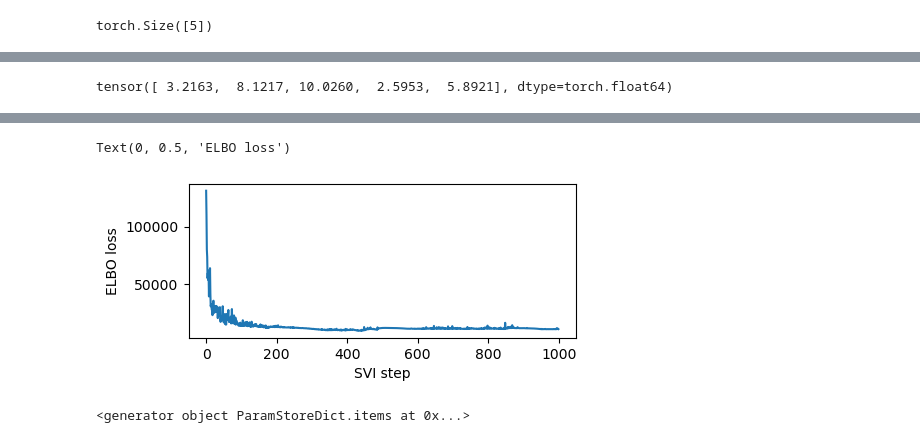
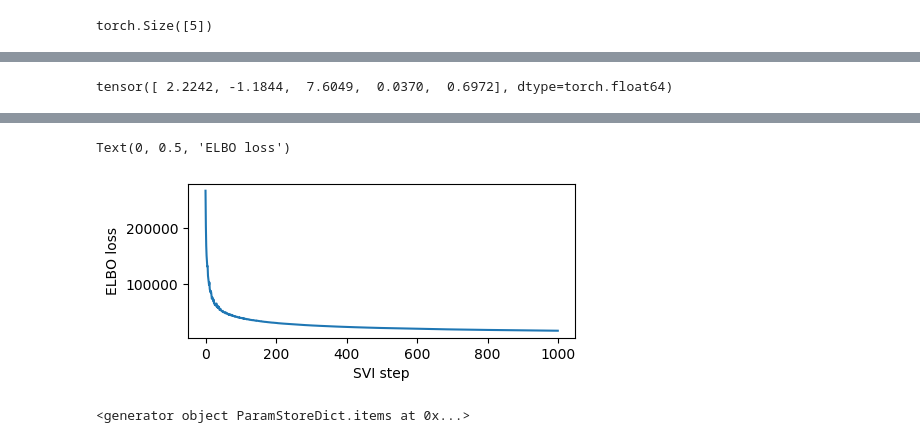
Before and after one commit to kmana1995/BayesianModeling, a Jupyter notebook: ProjectCode.ipynb, the cells around one changed output, grey strips where cells are left out. Saved outputs shown, nothing was run; the diff lists cells and outputs as text; code cells hidden in the pictures.

```diff
--- a/ProjectCode.ipynb
+++ b/ProjectCode.ipynb
@@ -38,7 +37,7 @@ data = torch.tensor(np.random.normal(loc=loc, scale=scale, size=1000))
 def model(loc_prior_params, scale_prior_params, data):
     loc = pyro.sample("loc", dist.Normal(loc_prior_params[0], loc_prior_params[1]))
     scale = pyro.sample("scale", dist.Gamma(scale_prior_params[0], scale_prior_params[1]))
-    with pyro.plate("data", 1000):
+    with pyro.plate("data", len(data)):
         return pyro.sample("obs", dist.Normal(loc, scale), obs=data)
 
 # pyro.render_model(model, model_args=([0.,4.], [1., 8.], data), render_params=True, render_distributions=True)
@@ -189,7 +172,8 @@ def model(loc_mean_prior_params, loc_scale_prior_params, data):
     loc = pyro.sample("loc", dist.MultivariateNormal(loc_mean_prior_params, loc_scale_prior_params))
     # for now leave the scale as the identity - can change it to Wishart in the future
     scale = pyro.param("scale", torch.eye(5, 5))
-    with pyro.plate("data", 1000):
+#     print(data.shape)
+    with pyro.plate("data", data.shape[0]):
         return pyro.sample("obs", dist.MultivariateNormal(loc, scale), obs=data)
 # %%
 def parametrised_guide(loc_mean_prior_params, loc_scale_prior_params, data):
@@ -202,7 +186,7 @@ def parametrised_guide(loc_mean_prior_params, loc_scale_prior_params, data):
 
     loc = pyro.sample("loc", dist.MultivariateNormal(mu_mu, mu_std))
     scale = pyro.param("scale", torch.eye(5, 5))
-    return pyro.sample("data_dist", dist.MultivariateNormal(loc, scale))
+#     return pyro.sample("data_dist", dist.MultivariateNormal(loc, scale))
 # %%
 data.mean(axis=0).shape
 # %% [output]
@@ -211,7 +195,7 @@ torch.Size([5])
 %%time
 pyro.clear_param_store()
 
-data, mu_vector, sigma, sigma_0 = multivar_random(5, [10] * 5, [1, 1, 1, 1], 1000)
+data, mu_vector, sigma, sigma_0 = multivar_random(5, [0] * 5, [2, 2, 3, 2], 500)
 
 # These should be reset each training loop.
 svi = pyro.infer.SVI(
@@ -236 +220 @@ Elbo loss: 131187.08309173584
-tensor([ 3.2163,  8.1217, 10.0260,  2.5953,  5.8921], dtype=torch.float64)
+tensor([ 2.2242, -1.1844,  7.6049,  0.0370,  0.6972], dtype=torch.float64)
@@ -248,5 +231,5 @@ Wall time: 2.9 s
 Text(0, 0.5, 'ELBO loss')
-[figure, old version]
+[figure, new version]
 # %%
 pyro.get_param_store().items()
 # %% [output]
```
Also changed, not shown: parts of 12 cells of this notebook, 4 other files.
